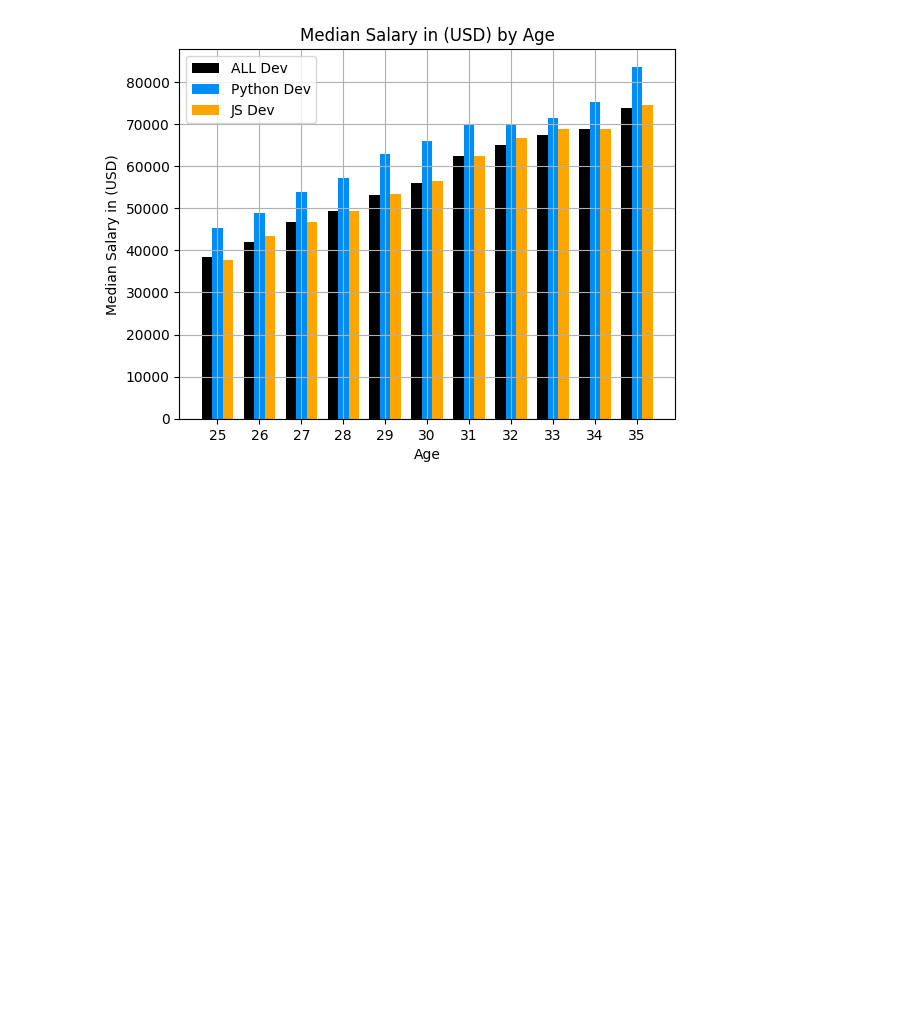
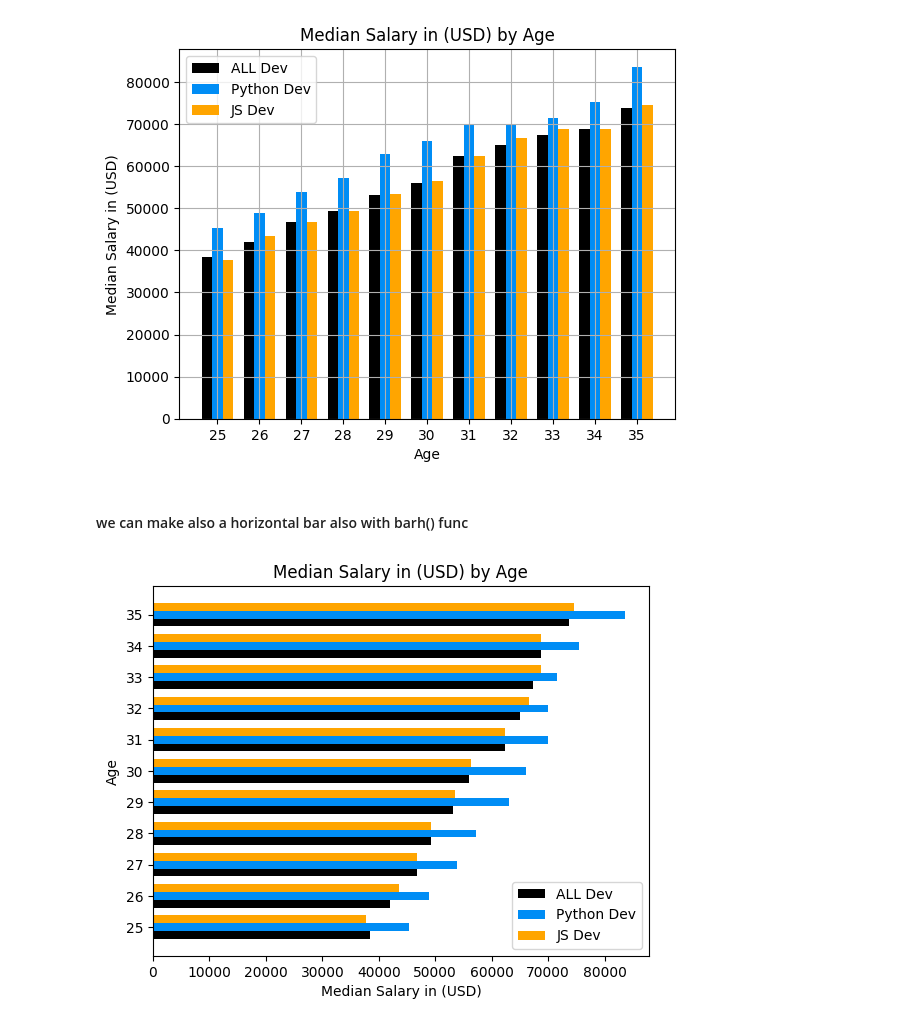
Before and after one commit to yuvii0125/Matplotlib, a Jupyter notebook: Bar Graph/bar_graph.ipynb, the cells around one changed output. Drawn from its saved outputs; the diff is of its cells as text; code cells hidden in the pictures; blank space fills up the shorter version.

Commit message:
Matplotlib

```diff
--- a/Bar Graph/bar_graph.ipynb
+++ b/Bar Graph/bar_graph.ipynb
@@ -91,3 +91,32 @@ plt.savefig("img.png")
 plt.show()
 # %% [output]
 [figure]
+# %% [markdown]
+#### we can make also a horizontal bar also with barh() func
+# %%
+import numpy as np
+import matplotlib.pyplot as plt
+
+
+
+x_indexes = np.arange(len(age_x))
+width = 0.25
+
+
+plt.xlabel('Median Salary in (USD)')
+plt.ylabel('Age')
+plt.title('Median Salary in (USD) by Age')
+
+plt.yticks(ticks=x_indexes, labels=age_x)
+
+
+plt.barh(x_indexes - width, dev_y, height=width, color='k', label='ALL Dev')
+plt.barh(x_indexes, py_dev_y, height=width, color='#008df5', label='Python Dev')
+plt.barh(x_indexes + width, js_dev_y, height=width, color='orange', label='JS Dev')
+
+plt.legend()
+
+plt.savefig("img.png")
+plt.show()
+# %% [output]
+[figure, added]
```
Also changed, not shown: 3 other files.
